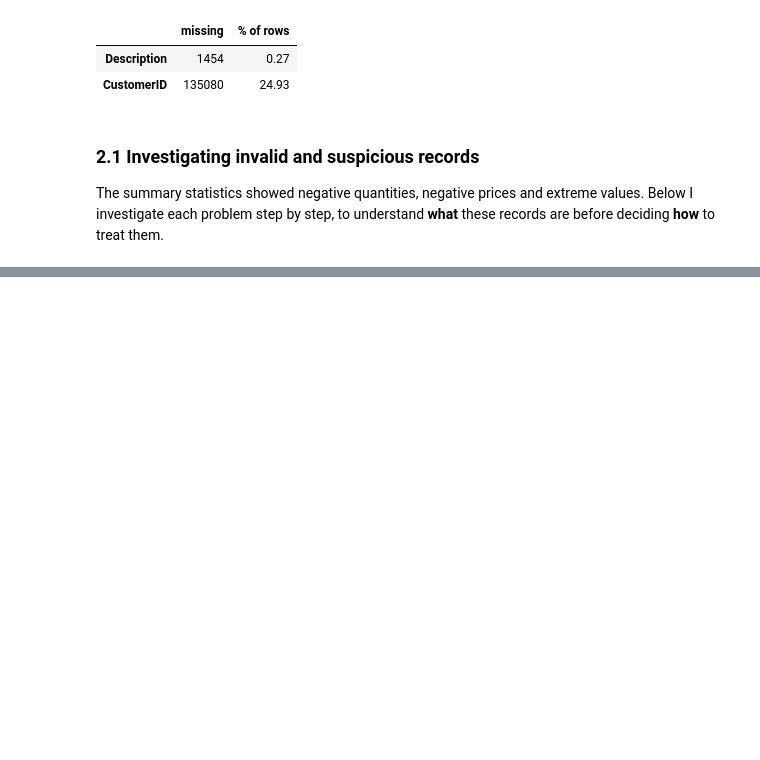
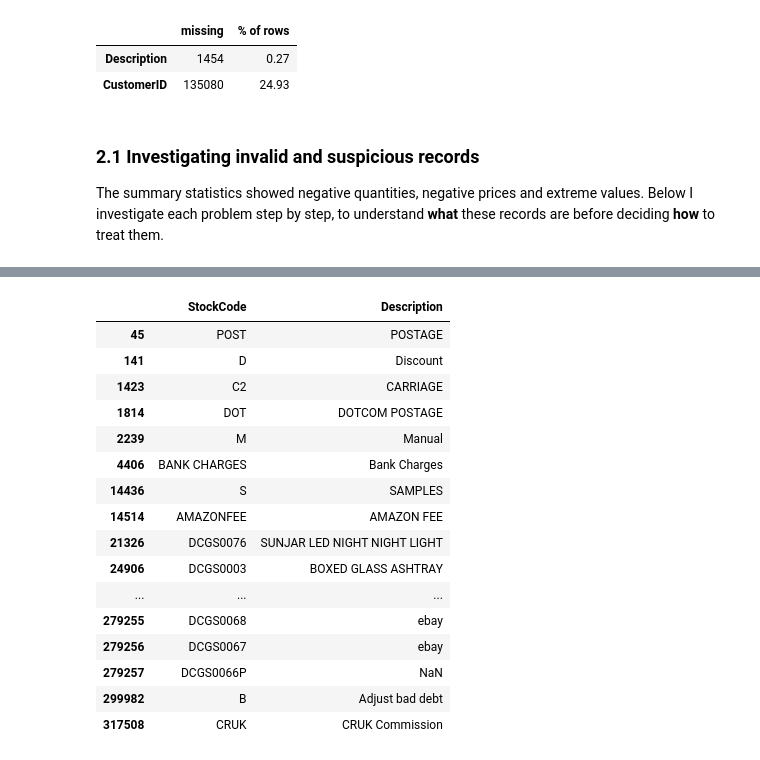
Before and after one commit to 2023357/CA2_Data_Vizualisation, a Jupyter notebook: CA2_Online_Retail.ipynb, the cells around one changed output, grey strips where cells are left out. Cells and saved outputs as stored; diff of their text form; code cells hidden in the pictures; blank space fills up the shorter version.

```diff
--- a/CA2_Online_Retail.ipynb
+++ b/CA2_Online_Retail.ipynb
@@ -99,0 +184,10 @@ The summary statistics showed negative quantities, negative prices and extreme v
+# %%
+# PRODUCT CODES
+# Looking at raw.head(), product codes look like "71053" or "85123A": they START with 5 digits.
+# str[:5] takes the first 5 characters and isdigit() checks if they are all numbers.
+normal_code = raw["StockCode"].str[:5].str.isdigit()
+print("Share of rows with a normal product code:", round(normal_code.mean() * 100, 1), "%")
+
+# Now I look at the codes that do NOT follow this pattern
+odd = raw[~normal_code]
+odd["StockCode"].value_counts()
@@ -99,0 +213,21 @@ The summary statistics showed negative quantities, negative prices and extreme v
+# %%
+# What are these codes? I show one description for each code (drop_duplicates keeps the first row of each).
+odd.drop_duplicates("StockCode")[["StockCode", "Description"]]
+# %% [output]
+|  | StockCode | Description |
+| 45 | POST | POSTAGE |
+| 141 | D | Discount |
+| 1423 | C2 | CARRIAGE |
+| 1814 | DOT | DOTCOM POSTAGE |
+| 2239 | M | Manual |
+| 4406 | BANK CHARGES | Bank Charges |
+| 14436 | S | SAMPLES |
+| 14514 | AMAZONFEE | AMAZON FEE |
+| 21326 | DCGS0076 | SUNJAR LED NIGHT NIGHT LIGHT |
+| 24906 | DCGS0003 | BOXED GLASS ASHTRAY |
+| ... | ... | ... |
+| 279255 | DCGS0068 | ebay |
+| 279256 | DCGS0067 | ebay |
+| 279257 | DCGS0066P | NaN |
+| 299982 | B | Adjust bad debt |
+| 317508 | CRUK | CRUK Commission |
```
Also changed, not shown: parts of 16 cells of this notebook.
